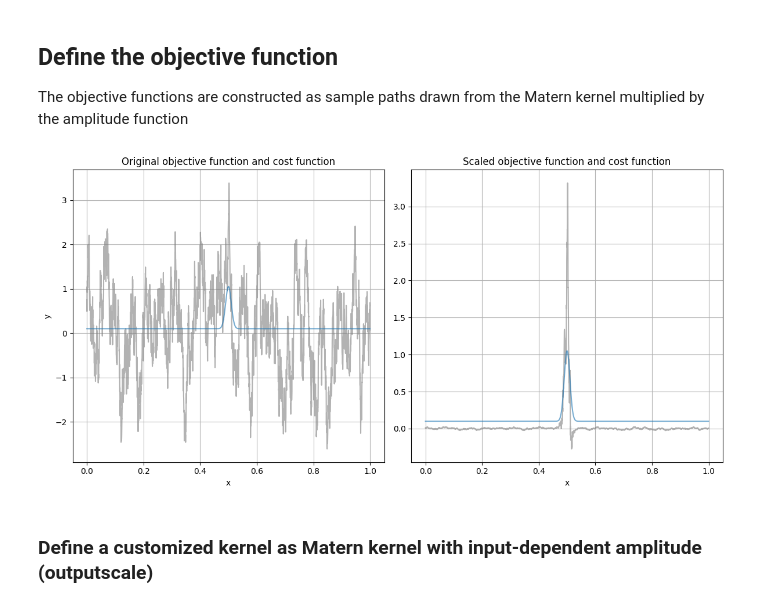
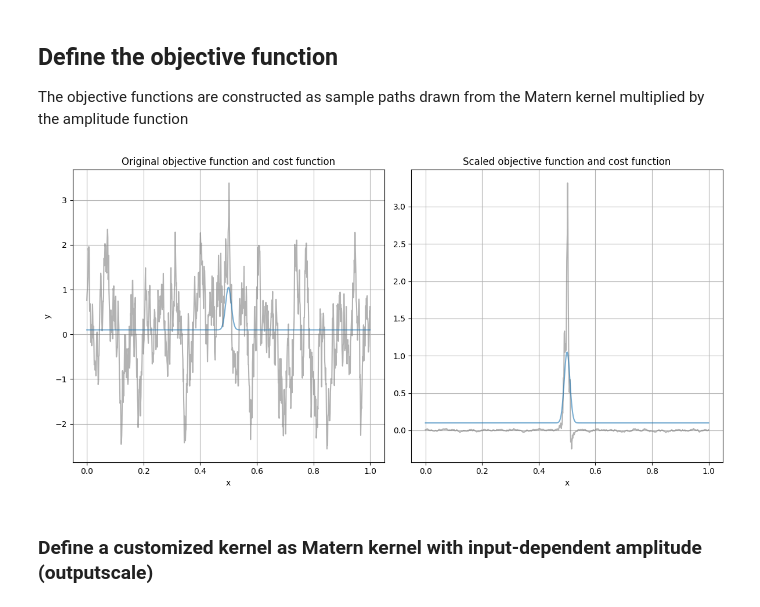
Before and after one commit to QianJaneXie/PandoraBayesOpt, a Jupyter notebook: notebooks/Variable Amplitude.ipynb, the cells around one changed output. Drawn from its saved outputs; the diff is of its cells as text; code cells hidden in the pictures.

```diff
--- a/notebooks/Variable Amplitude.ipynb
+++ b/notebooks/Variable Amplitude.ipynb
@@ -82,32 +82,32 @@ matern_sample = create_objective_function(dim=dim, nu=nu, lengthscale=lengthscal
 def objective_function(x):
     return matern_sample(x) * amplitude_function(x)
 # %%
-test_x = torch.linspace(0, 1, 3001, dtype=torch.float64, device=device)
+test_x = torch.linspace(0, 1, 1001, dtype=torch.float64, device=device)
 
 # Plotting the functions
 plt.figure(figsize=(12, 6))
 
 # Plot for original objective function
 plt.subplot(1, 2, 1)
 plt.plot(test_x.cpu().numpy(), matern_sample(test_x.view(-1,1)).numpy(), color='tab:grey', label="Original objective function", alpha=0.6)
 plt.plot(test_x.cpu().numpy(), cost_function(test_x.view(-1,1)).numpy(), label="Cost function", alpha=0.6)
 plt.title(f"Original objective function and cost function")
 plt.xlabel("x")
 plt.ylabel("y")
 plt.grid(True)
 
 # Plot for scaled objective function
 plt.subplot(1, 2, 2)
 plt.plot(test_x.cpu().numpy(), objective_function(test_x.view(-1,1)).numpy(), color='tab:grey', label="Scaled objective function", alpha=0.6)
 plt.plot(test_x.cpu().numpy(), cost_function(test_x.view(-1,1)).numpy(), label="Cost function", alpha=0.6)
 plt.title(f"Scaled objective function and cost function")
 plt.xlabel("x")
 plt.grid(True)
 
 plt.tight_layout()
 plt.show()
 # %% [output]
-[figure, old version]
+[figure, new version]
 # %%
 def plot_posterior(ax,objective_function,model,test_x,train_x,train_y):
 
```
Also changed, not shown: parts of 9 cells of this notebook, 5 other files.
